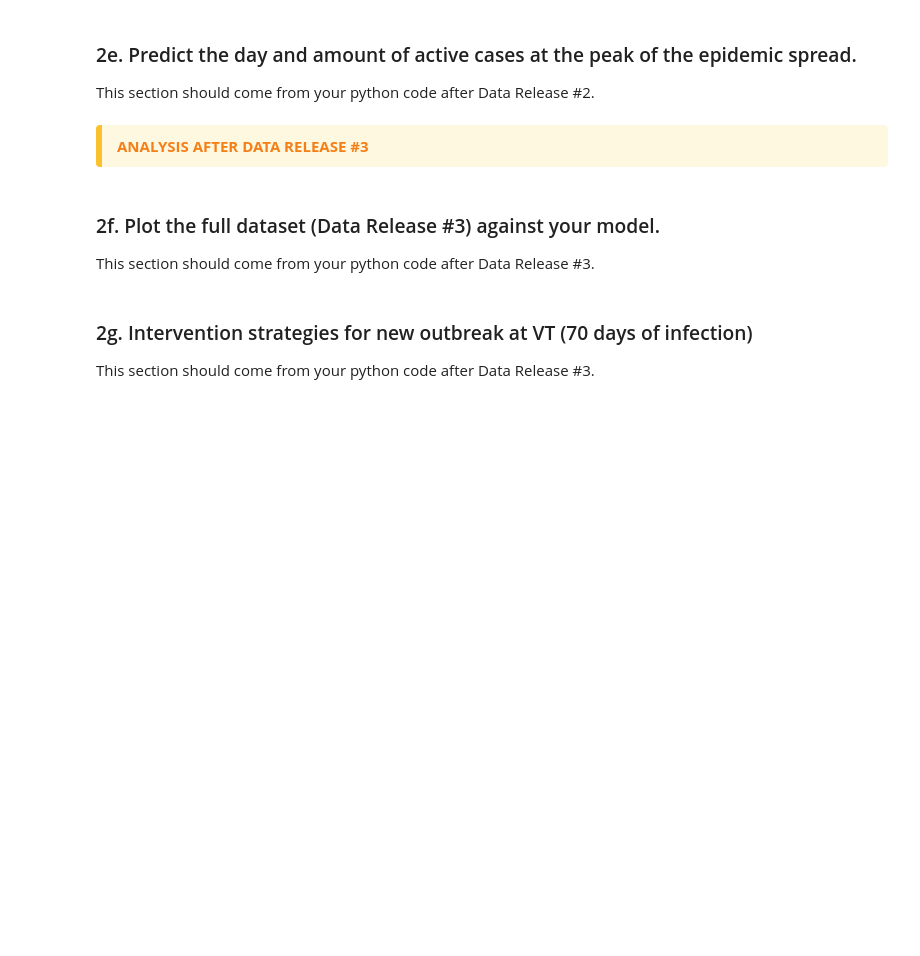
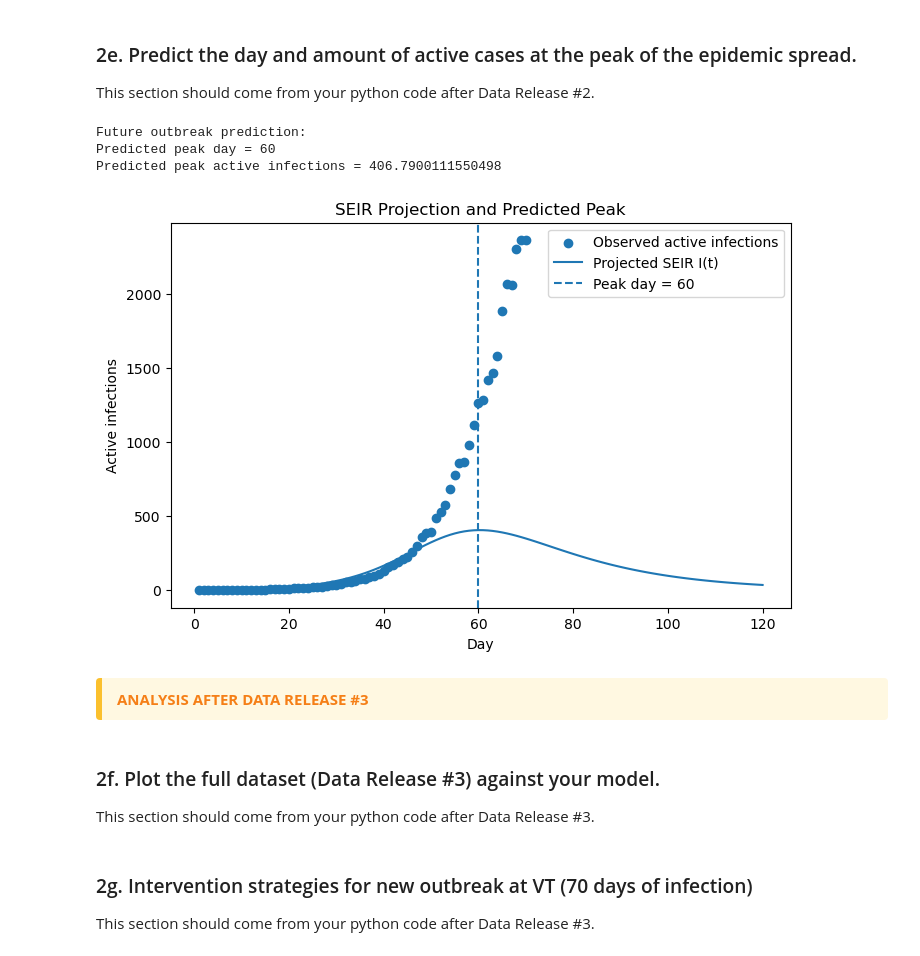
Before and after one commit to breckleytheresa13-debug/Module-2-Epidemics-SIR-Modeling, a Jupyter notebook: Notebook examples/Template_student_final_notebook.ipynb, the cells around one changed output. Drawn from its saved outputs; the diff is of its cells as text; code cells hidden in the pictures; blank space fills up the shorter version.

```diff
--- a/Notebook examples/Template_student_final_notebook.ipynb
+++ b/Notebook examples/Template_student_final_notebook.ipynb
@@ -61,6 +322,37 @@ This section should come from your python code after Data Release #2.
 # %% [markdown]
 ### 2e. Predict the day and amount of active cases at the peak of the epidemic spread.
 This section should come from your python code after Data Release #2.
+# %%
+future_timepoints = np.arange(1, 121, 1)
+
+S_future, E_future, I_future, R_future = euler_seir(
+    best_beta, best_sigma, best_gamma,
+    S0, E0, I0, R0_init,
+    future_timepoints, N
+)
+
+peak_index = np.argmax(I_future)
+peak_day = future_timepoints[peak_index]
+peak_value = I_future[peak_index]
+
+print("\nFuture outbreak prediction:")
+print("Predicted peak day =", peak_day)
+print("Predicted peak active infections =", peak_value)
+
+plt.figure(figsize=(8, 5))
+plt.scatter(days_data, infected_data, label="Observed active infections")
+plt.plot(future_timepoints, I_future, label="Projected SEIR I(t)")
+plt.axvline(peak_day, linestyle="--", label=f"Peak day = {peak_day}")
+plt.xlabel("Day")
+plt.ylabel("Active infections")
+plt.title("SEIR Projection and Predicted Peak")
+plt.legend()
+plt.show()
+# %% [output]
+Future outbreak prediction:
+Predicted peak day = 60
+Predicted peak active infections = 406.7900111550498
+[figure, added]
 # %% [markdown]
 
 <div style="
```
Also changed, not shown: parts of 5 cells of this notebook.
